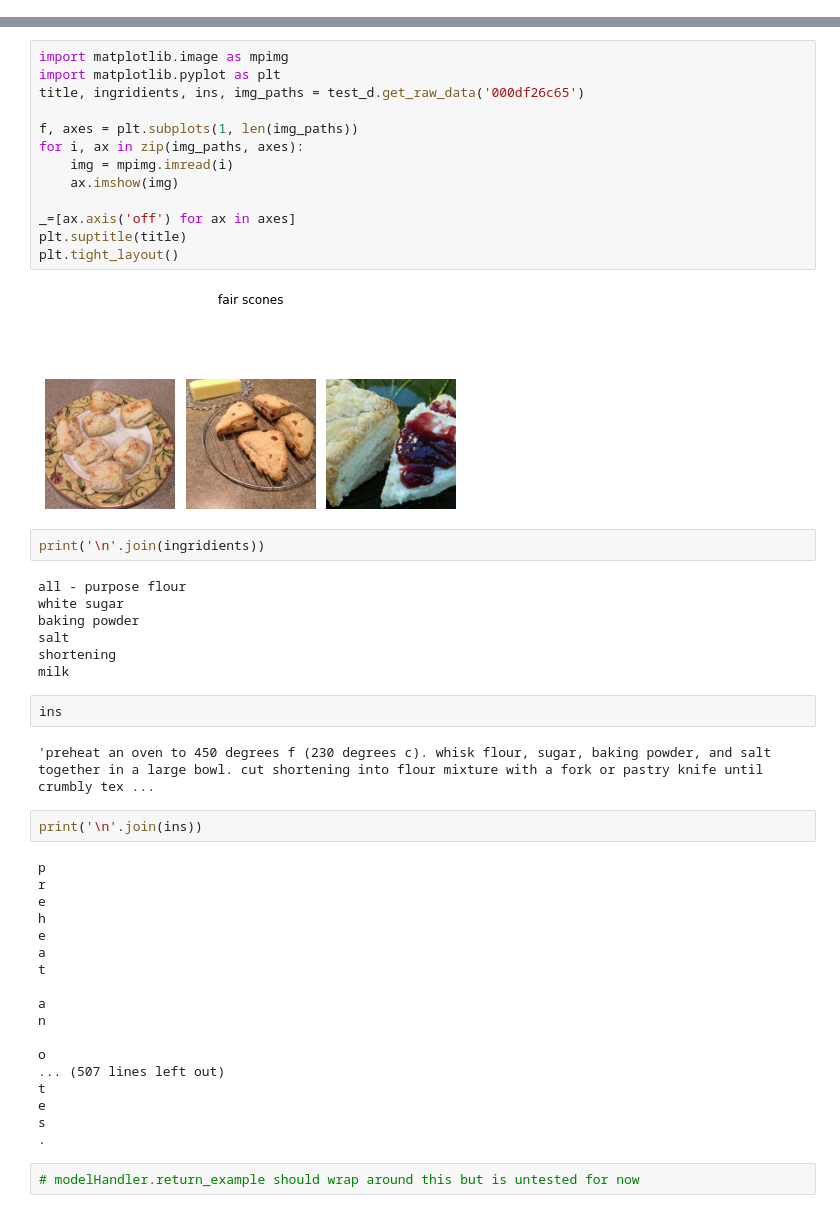
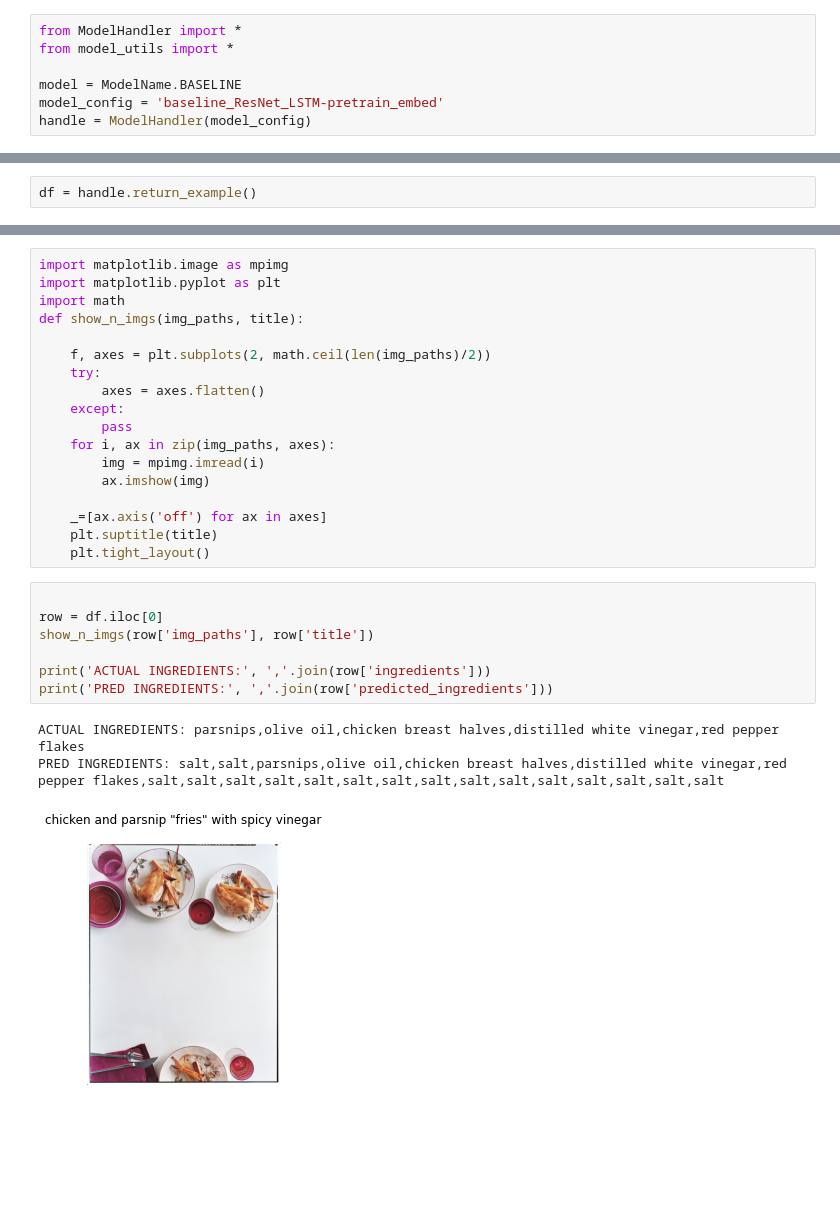
Before and after one commit to algaebrown/DeepRecipe, a Jupyter notebook: visualization.ipynb, the cells around one changed output, grey strips where cells are left out. Cells and saved outputs as stored; diff of their text form; blank space fills up the shorter version.

```diff
--- a/visualization.ipynb
+++ b/visualization.ipynb
@@ -10,0 +1,7 @@ Using the saved ingredient vocab.
+# %%
+from ModelHandler import *
+from model_utils import *
+
+model = ModelName.BASELINE
+model_config = 'baseline_ResNet_LSTM-pretrain_embed'
+handle = ModelHandler(model_config)
@@ -10,0 +13,2 @@ Using the saved ingredient vocab.
+# %%
+df = handle.return_example()
@@ -11,50 +33,29 @@ Using the saved ingredient vocab.
 # %%
 import matplotlib.image as mpimg
 import matplotlib.pyplot as plt
-title, ingridients, ins, img_paths = test_d.get_raw_data('000df26c65')
+import math
+def show_n_imgs(img_paths, title):
 
-f, axes = plt.subplots(1, len(img_paths))
-for i, ax in zip(img_paths, axes):
-    img = mpimg.imread(i)
-    ax.imshow(img)
+    f, axes = plt.subplots(2, math.ceil(len(img_paths)/2))
+    try:
+        axes = axes.flatten()
+    except:
+        pass
+    for i, ax in zip(img_paths, axes):
+        img = mpimg.imread(i)
+        ax.imshow(img)
 
-_=[ax.axis('off') for ax in axes]
-plt.suptitle(title)
-plt.tight_layout()
+    _=[ax.axis('off') for ax in axes]
+    plt.suptitle(title)
+    plt.tight_layout()
-# %% [output]
-[figure, removed]
-# %%
-print('\n'.join(ingridients))
-# %% [output]
-all - purpose flour
-white sugar
-baking powder
-salt
-shortening
-milk
-# %%
-ins
-# %% [output]
-'preheat an oven to 450 degrees f (230 degrees c). whisk flour, sugar, baking powder, and salt together in a large bowl. cut shortening into flour mixture with a fork or pastry knife until crumbly tex ...
-# %%
-print('\n'.join(ins))
-# %% [output]
-p
-r
-e
-h
-e
-a
-t
-
-a
-n
-
-o
-... (507 lines left out)
-t
-e
-s
-.
-# %%
-# modelHandler.return_example should wrap around this but is untested for now
+# %%
+
+row = df.iloc[0]
+show_n_imgs(row['img_paths'], row['title'])
+
+print('ACTUAL INGREDIENTS:', ','.join(row['ingredients']))
+print('PRED INGREDIENTS:', ','.join(row['predicted_ingredients']))
+# %% [output]
+ACTUAL INGREDIENTS: parsnips,olive oil,chicken breast halves,distilled white vinegar,red pepper flakes
+PRED INGREDIENTS: salt,salt,parsnips,olive oil,chicken breast halves,distilled white vinegar,red pepper flakes,salt,salt,salt,salt,salt,salt,salt,salt,salt,salt,salt,salt,salt,salt,salt
+[figure, added]
```
Also changed, not shown: parts of 5 cells of this notebook, 4 other files.
